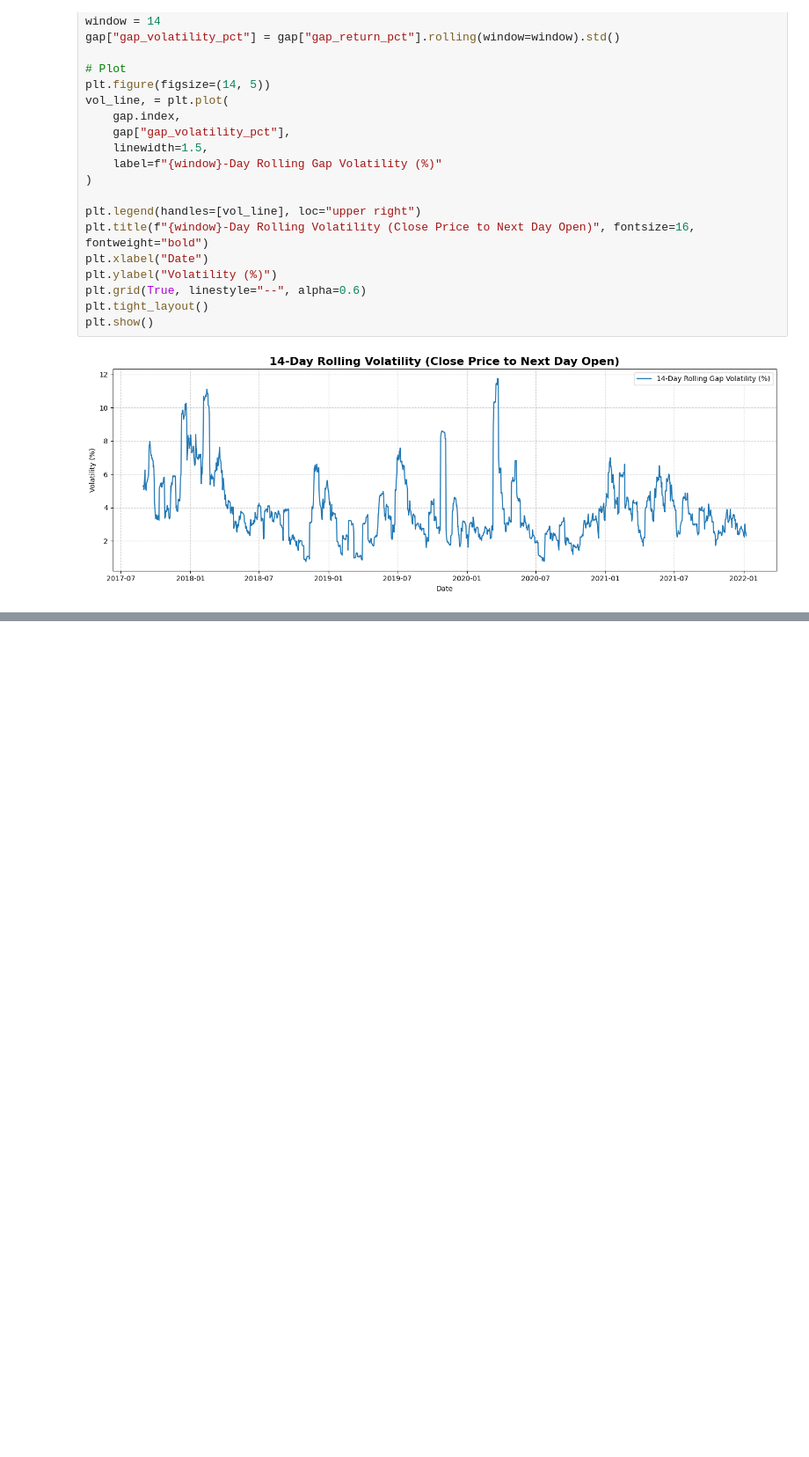
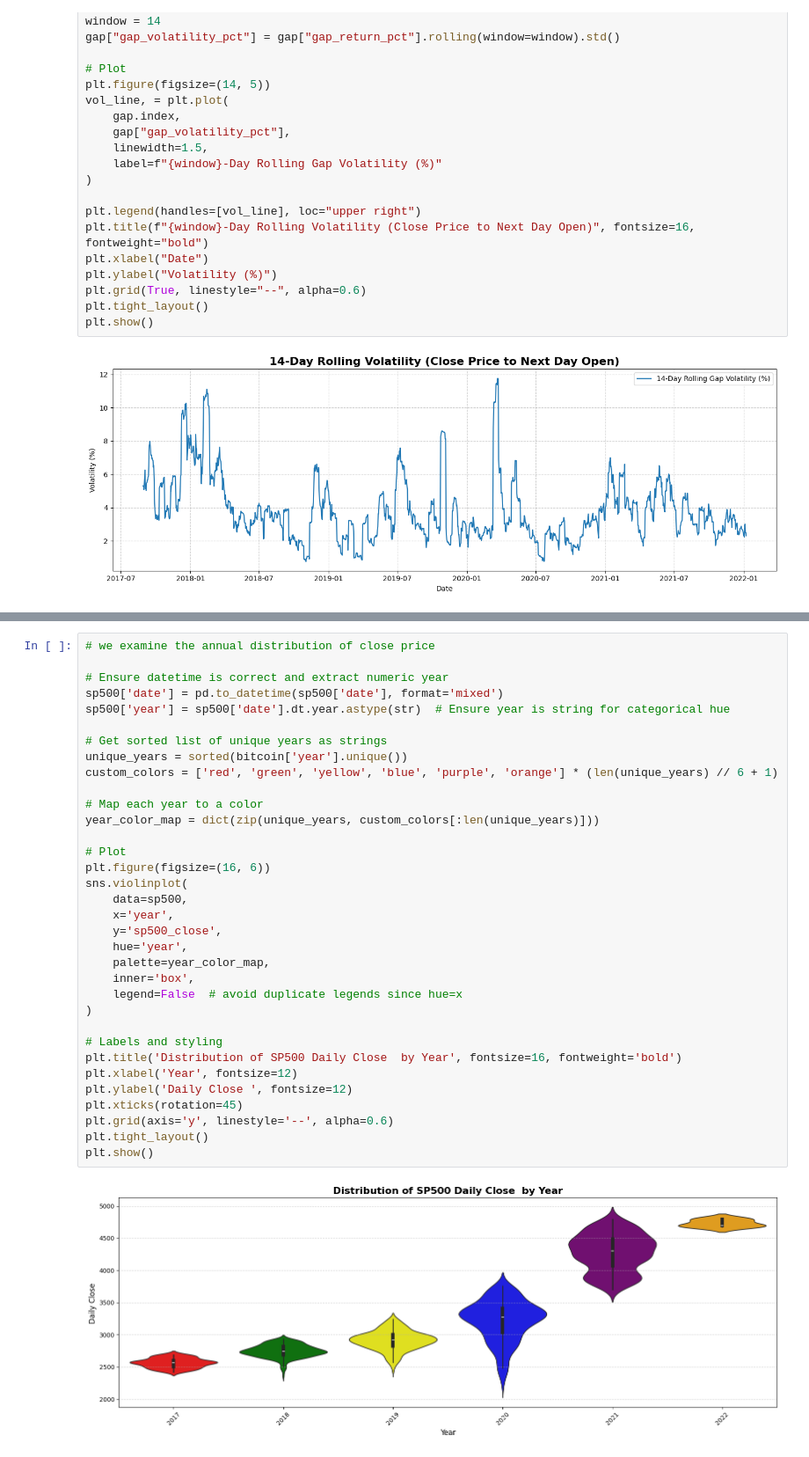
Before and after one commit to maryambahri/Crypto_Economic_Spillover, a Jupyter notebook: Scripts/Data_Preprocessing.ipynb, the cells around one changed output, grey strips where cells are left out. Shown at 88% size. Cells and saved outputs as stored; diff of their text form; blank space fills up the shorter version.

```diff
--- a/Scripts/Data_Preprocessing.ipynb
+++ b/Scripts/Data_Preprocessing.ipynb
@@ -206,0 +353,36 @@ plt.show()
+# %%
+# we examine the annual distribution of close price
+
+# Ensure datetime is correct and extract numeric year
+sp500['date'] = pd.to_datetime(sp500['date'], format='mixed')
+sp500['year'] = sp500['date'].dt.year.astype(str)  # Ensure year is string for categorical hue
+
+# Get sorted list of unique years as strings
+unique_years = sorted(bitcoin['year'].unique())
+custom_colors = ['red', 'green', 'yellow', 'blue', 'purple', 'orange'] * (len(unique_years) // 6 + 1)
+
+# Map each year to a color
+year_color_map = dict(zip(unique_years, custom_colors[:len(unique_years)]))
+
+# Plot
+plt.figure(figsize=(16, 6))
+sns.violinplot(
+    data=sp500,
+    x='year',
+    y='sp500_close',
+    hue='year',
+    palette=year_color_map,
+    inner='box',
+    legend=False  # avoid duplicate legends since hue=x
+)
+
+# Labels and styling
+plt.title('Distribution of SP500 Daily Close  by Year', fontsize=16, fontweight='bold')
+plt.xlabel('Year', fontsize=12)
+plt.ylabel('Daily Close ', fontsize=12)
+plt.xticks(rotation=45)
+plt.grid(axis='y', linestyle='--', alpha=0.6)
+plt.tight_layout()
+plt.show()
+# %% [output]
+[figure, added]
```
Also changed, not shown: parts of 11 cells of this notebook.
